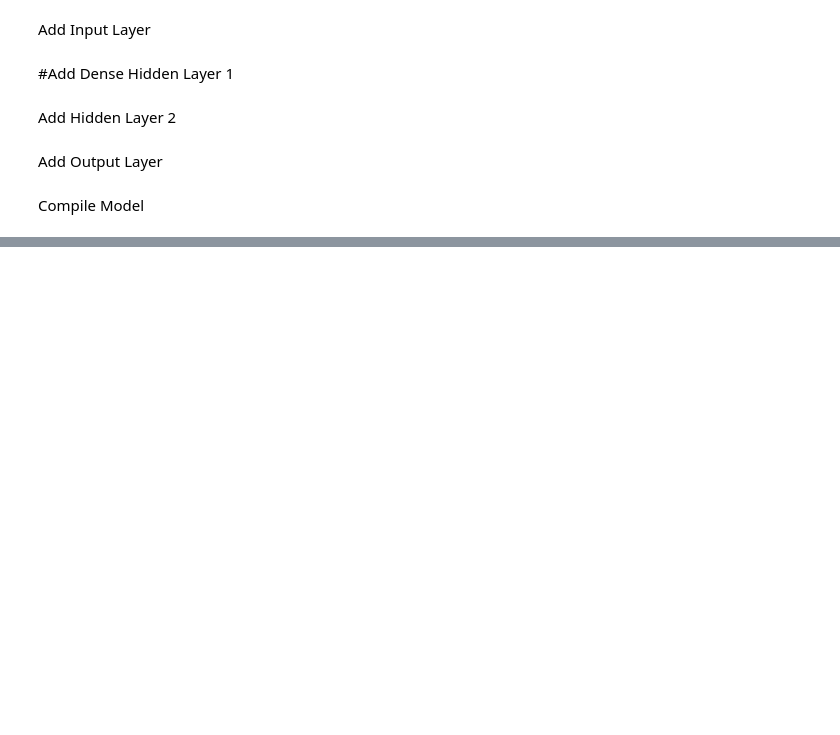
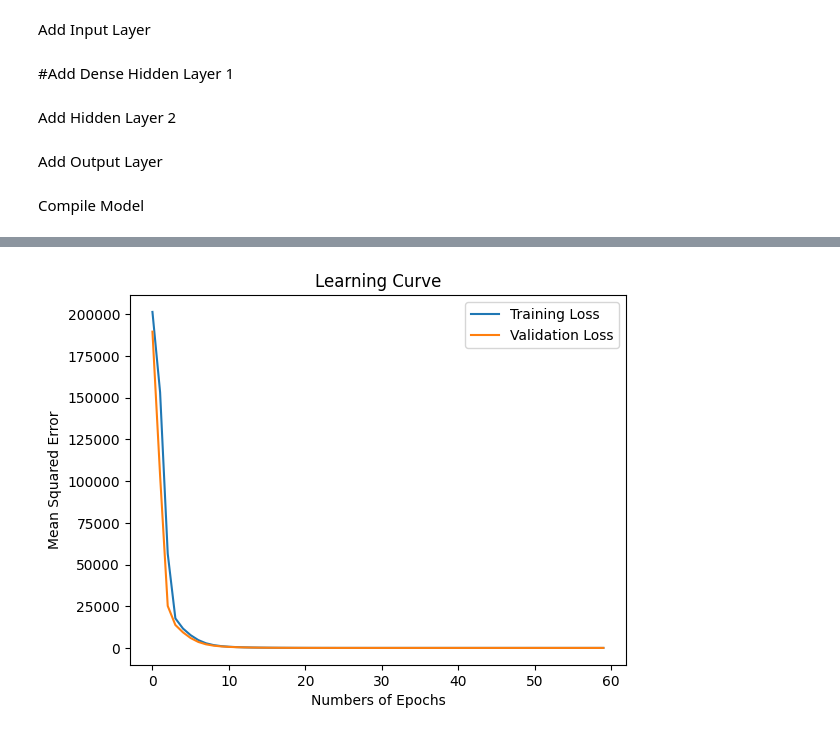
Before and after one commit to AKVITA380/Deep-Learning-6-July-2024, a Jupyter notebook: Regression_Keras_Practical_.ipynb, the cells around one changed output, grey strips where cells are left out. Drawn from its saved outputs; the diff is of its cells as text; code cells hidden in the pictures; blank space fills up the shorter version.

```diff
--- a/Regression_Keras_Practical_.ipynb
+++ b/Regression_Keras_Practical_.ipynb
@@ -10,8 +10,8 @@ Step 1 read dataset
 # %%
 import pandas as pd
 url="https://raw.githubusercontent.com/utkarshg1/Neural-Net-Datasets/main/PowerPlant.csv"
-df =pd.read_csv(url)
-df.head()
+df1 =pd.read_csv(url)
+df1.head()
 # %% [output]
 |  | AT | V | AP | RH | PE |
 | 0 | 8.34 | 40.77 | 1010.84 | 90.01 | 480.48 |
@@ -73,8 +73,8 @@ df
 # %% [markdown]
 step 3 seperate X AND Y
 # %%
-X=df.drop(columns=['PE'])
-Y=df['PE']
+X=df1.drop(columns=['PE'])
+Y=df1['PE']
 # %%
 X.head()
 # %% [output]
@@ -183,6 +192,6 @@ Compile Model
 # %%
 model.compile(loss="mse", metrics=["mae"],optimizer="adam")
 # %%
-model.fit(xtrain,ytrain,validation_data=(xtest,ytest),epochs=60)
+hist1 = model.fit(xtrain,ytrain,validation_data=(xtest,ytest),epochs=60)
 # %% [output]
 Epoch 1/60
@@ -209,0 +254,11 @@ NameError: name 'hist' is not defined
+# %%
+import matplotlib.pyplot as plt
+plt.plot(hist1.history["loss"],label="Training Loss")
+plt.plot(hist1.history["val_loss"],label="Validation Loss")
+plt.xlabel("Numbers of Epochs")
+plt.ylabel("Mean Squared Error")
+plt.title("Learning Curve")
+plt.legend()
+plt.show()
+# %% [output]
+[figure, added]
```
Also changed, not shown: parts of 33 cells of this notebook.
